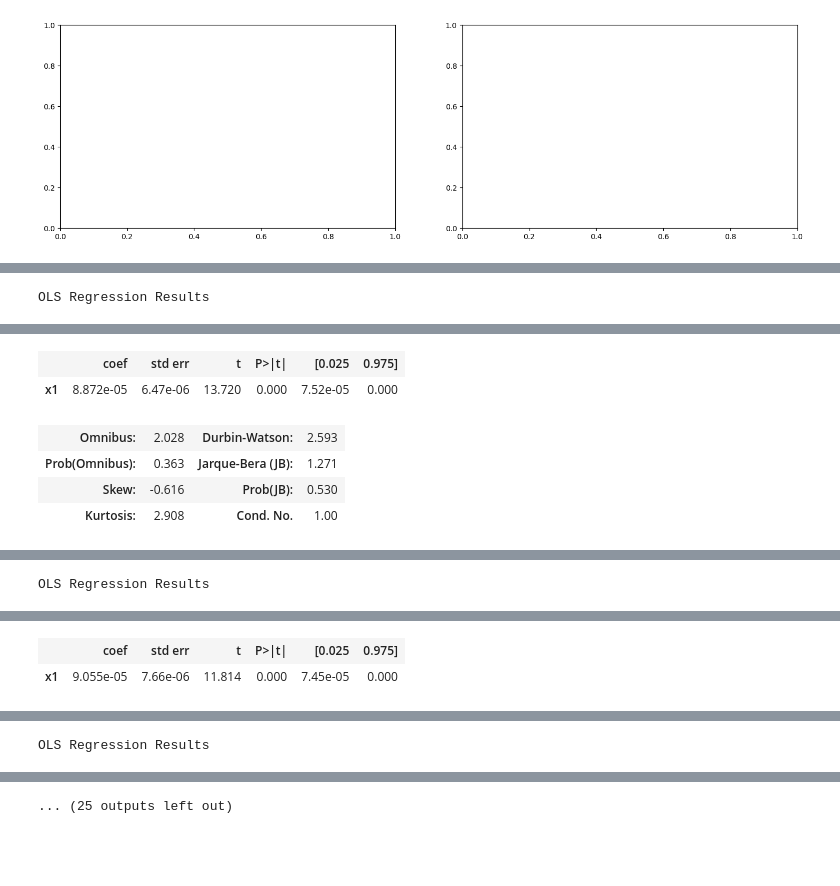
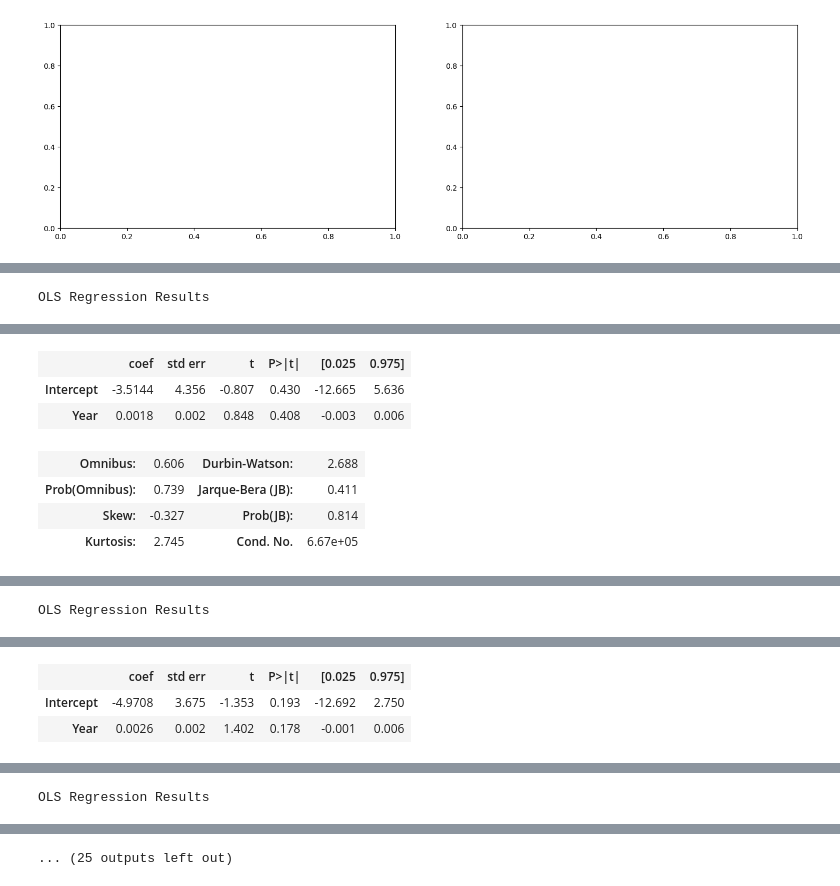
Before and after one commit to maksiaev/GitHub_DMP, a Jupyter notebook: Results/Results_Analysis_Autism.ipynb, the cells around one changed output, grey strips where cells are left out. Saved outputs shown, nothing was run; the diff lists cells and outputs as text; code cells hidden in the pictures; blank space fills up the shorter version.

```diff
--- a/Results/Results_Analysis_Autism.ipynb
+++ b/Results/Results_Analysis_Autism.ipynb
@@ -581,17 +569,23 @@ sns.regplot(ax = ax[0][0],
     data=year_scores[0], x="Year", y="Score" # abn
 )
 
-model = sm.OLS(year_scores[0]["Score"].tolist(), year_scores[0]["Year"].tolist())
-results = model.fit()
-display(results.summary())
+res = smf.ols(formula='Score ~ Year', data=year_scores[0]).fit() # y ~ x
+display(res.summary())
+
+# model = sm.OLS(year_scores[0]["Score"].tolist(), year_scores[0]["Year"].tolist())
+# results = model.fit()
+# display(results.summary())
 
 sns.regplot(ax = ax[0][1],
     data=year_scores[1], x="Year", y="Score" # devo
 )
 
-model = sm.OLS(year_scores[1]["Score"].tolist(), year_scores[1]["Year"].tolist())
-results = model.fit()
-display(results.summary())
+# model = sm.OLS(year_scores[1]["Score"].tolist(), year_scores[1]["Year"].tolist())
+# results = model.fit()
+# display(results.summary())
+
+res = smf.ols(formula='Score ~ Year', data=year_scores[1]).fit() # y ~ x
+display(res.summary())
 
 # sns.regplot(ax = ax[1][0],
 #     data=year_scores[2], x="Year", y="Score" # gs
@@ -605,41 +599,58 @@ sns.regplot(ax = ax[1][1],
     data=year_scores[3], x="Year", y="Score" # hs
 )
 
-model = sm.OLS(year_scores[3]["Score"].tolist(), year_scores[3]["Year"].tolist())
-results = model.fit()
-display(results.summary())
+res = smf.ols(formula='Score ~ Year', data=year_scores[3]).fit() # y ~ x
+display(res.summary())
+
+# model = sm.OLS(year_scores[3]["Score"].tolist(), year_scores[3]["Year"].tolist())
+# results = model.fit()
+# display(results.summary())
+
+
 
 sns.regplot(ax = ax[2][0],
     data=year_scores[4], x="Year", y="Score" # intro
 )
 
-model = sm.OLS(year_scores[4]["Score"].tolist(), year_scores[4]["Year"].tolist())
-results = model.fit()
-display(results.summary())
+res = smf.ols(formula='Score ~ Year', data=year_scores[4]).fit() # y ~ x
+display(res.summary())
+
+# model = sm.OLS(year_scores[4]["Score"].tolist(), year_scores[4]["Year"].tolist())
+# results = model.fit()
+# display(results.summary())
 
 sns.regplot(ax = ax[2][1],
     data=year_scores[5], x="Year", y="Score" # neuro
 )
 
-model = sm.OLS(year_scores[5]["Score"].tolist(), year_scores[5]["Year"].tolist())
-results = model.fit()
-display(results.summary())
+res = smf.ols(formula='Score ~ Year', data=year_scores[5]).fit() # y ~ x
+display(res.summary())
+
+# model = sm.OLS(year_scores[5]["Score"].tolist(), year_scores[5]["Year"].tolist())
+# results = model.fit()
+# display(results.summary())
 
 sns.regplot(ax = ax[3][0],
     data=year_scores[6], x="Year", y="Score" # socl
 )
 
-model = sm.OLS(year_scores[6]["Score"].tolist(), year_scores[6]["Year"].tolist())
-results = model.fit()
-display(results.summary())
+res = smf.ols(formula='Score ~ Year', data=year_scores[6]).fit() # y ~ x
+display(res.summary())
+
+# model = sm.OLS(year_scores[6]["Score"].tolist(), year_scores[6]["Year"].tolist())
+# results = model.fit()
+# display(results.summary())
 
 sns.regplot(ax = ax[3][1],
     data=year_scores[7], x="Year", y="Score" # spcl
 )
 
-model = sm.OLS(year_scores[7]["Score"].tolist(), year_scores[7]["Year"].tolist())
-results = model.fit()
-display(results.summary())
+res = smf.ols(formula='Score ~ Year', data=year_scores[7]).fit() # y ~ x
+display(res.summary())
+
+# model = sm.OLS(year_scores[7]["Score"].tolist(), year_scores[7]["Year"].tolist())
+# results = model.fit()
+# display(results.summary())
 
 
 ax[0][0].set_title("Scores by Year in Abnormal Psychology")
@@ -666,7 +677,6 @@ ax[3][0].set_xticks(year_scores[6]["Year"])
 ax[3][1].set_title("Scores by Year in Special Education")
 ax[3][1].set_xticks(year_scores[7]["Year"])
 
-
 # for f in fields:
 for counter in range(4):
     for subcounter in range(2):
@@ -686,9 +696,10 @@ OLS Regression Results
 | Df Model: | 1 |  |  |
 | Covariance Type: | nonrobust |  |  |
 |  | coef | std err | t | P>|t| | [0.025 | 0.975] |
-| x1 | 8.872e-05 | 6.47e-06 | 13.720 | 0.000 | 7.52e-05 | 0.000 |
+| Intercept | -3.5144 | 4.356 | -0.807 | 0.430 | -12.665 | 5.636 |
+| Year | 0.0018 | 0.002 | 0.848 | 0.408 | -0.003 | 0.006 |
-| Omnibus: | 2.028 | Durbin-Watson: | 2.593 |
-| Prob(Omnibus): | 0.363 | Jarque-Bera (JB): | 1.271 |
-| Skew: | -0.616 | Prob(JB): | 0.530 |
-| Kurtosis: | 2.908 | Cond. No. | 1.00 |
+| Omnibus: | 0.606 | Durbin-Watson: | 2.688 |
+| Prob(Omnibus): | 0.739 | Jarque-Bera (JB): | 0.411 |
+| Skew: | -0.327 | Prob(JB): | 0.814 |
+| Kurtosis: | 2.745 | Cond. No. | 6.67e+05 |
 Notes:
@@ -705,4 +717,5 @@ OLS Regression Results
 | Df Model: | 1 |  |  |
 | Covariance Type: | nonrobust |  |  |
 |  | coef | std err | t | P>|t| | [0.025 | 0.975] |
-| x1 | 9.055e-05 | 7.66e-06 | 11.814 | 0.000 | 7.45e-05 | 0.000 |
+| Intercept | -4.9708 | 3.675 | -1.353 | 0.193 | -12.692 | 2.750 |
+| Year | 0.0026 | 0.002 | 1.402 | 0.178 | -0.001 | 0.006 |
```
Also changed, not shown: parts of 4 cells of this notebook, 50 other files.
